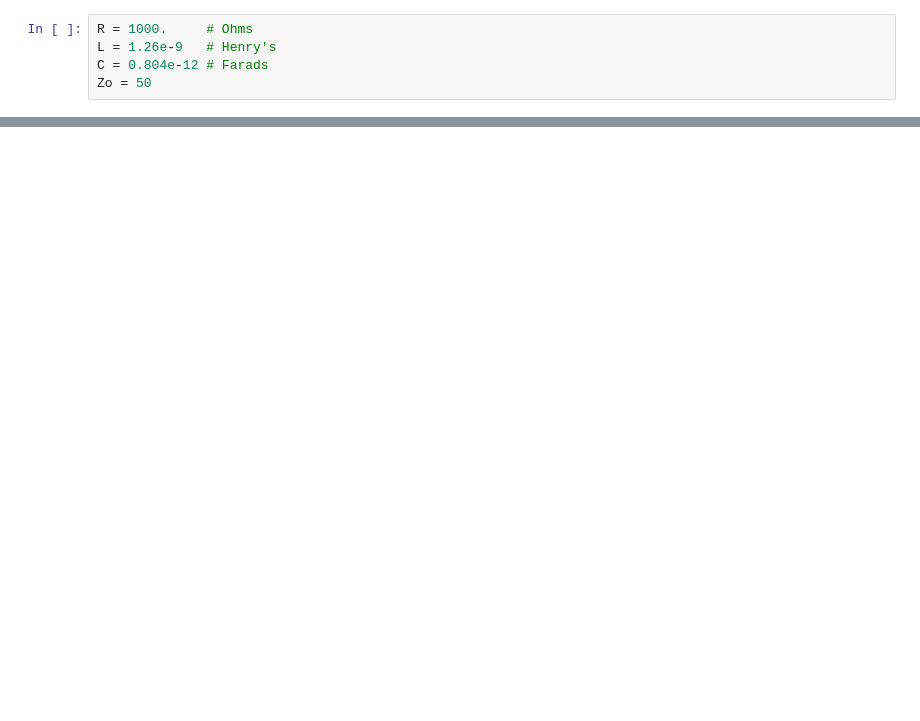
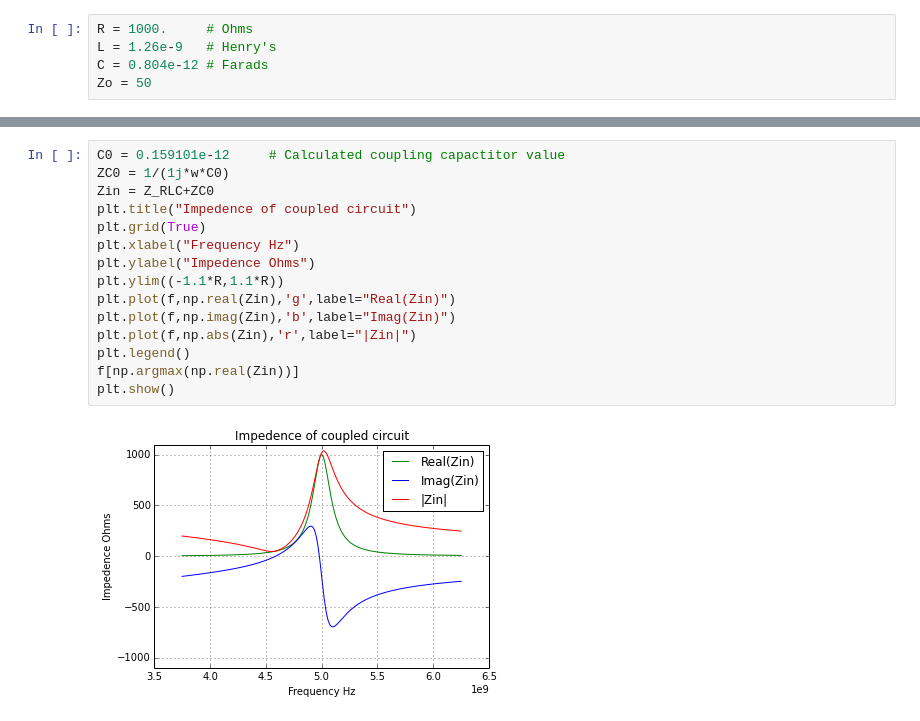
Before and after one commit to TheWylieStCoyote/EEE545_HomeWork, a Jupyter notebook: hw2/HW2.ipynb, the cells around one changed output, grey strips where cells are left out. Saved outputs shown, nothing was run; the diff lists cells and outputs as text; blank space fills up the shorter version.

```diff
--- a/hw2/HW2.ipynb
+++ b/hw2/HW2.ipynb
@@ -521,0 +613,17 @@ Solve for Co
+# %%
+C0 = 0.159101e-12     # Calculated coupling capactitor value
+ZC0 = 1/(1j*w*C0)
+Zin = Z_RLC+ZC0
+plt.title("Impedence of coupled circuit")
+plt.grid(True)
+plt.xlabel("Frequency Hz")
+plt.ylabel("Impedence Ohms")
+plt.ylim((-1.1*R,1.1*R))
+plt.plot(f,np.real(Zin),'g',label="Real(Zin)")
+plt.plot(f,np.imag(Zin),'b',label="Imag(Zin)")
+plt.plot(f,np.abs(Zin),'r',label="|Zin|")
+plt.legend()
+f[np.argmax(np.real(Zin))]
+plt.show()
+# %% [output]
+[figure, added]
```
Also changed, not shown: parts of 33 cells of this notebook.
